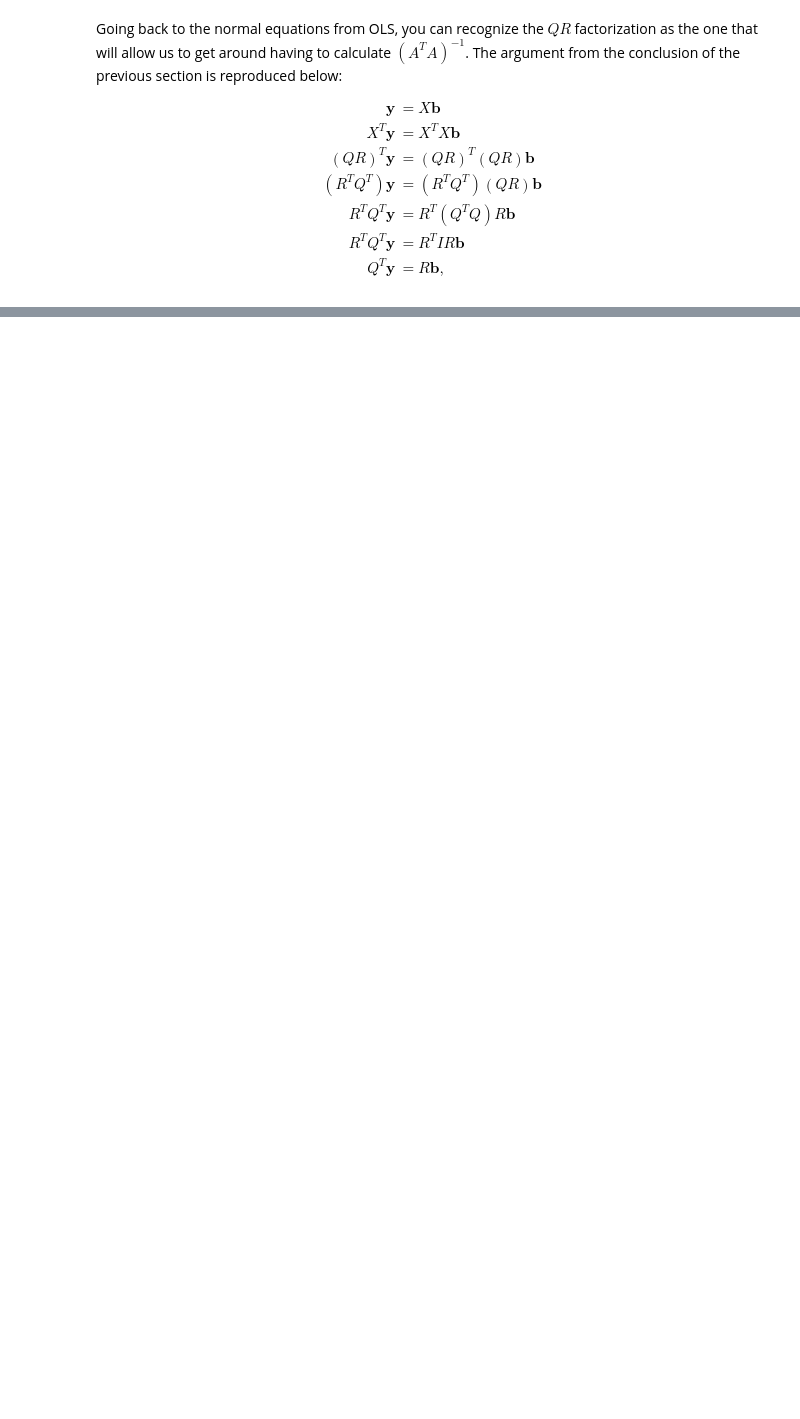
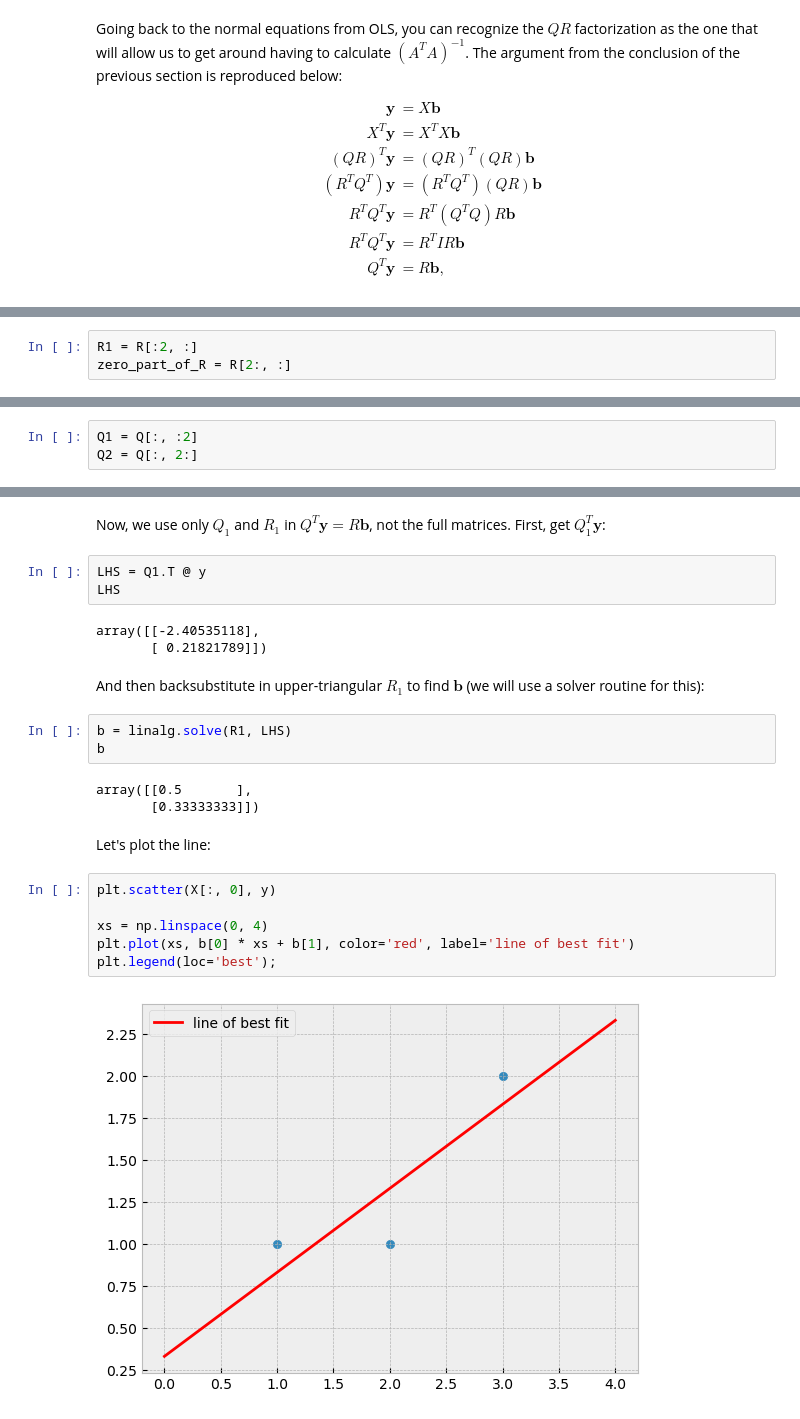
Before and after one commit to jwjohnson314/linear-algebra-book, a Jupyter notebook: _build/jupyter_execute/aqr.ipynb, the cells around one changed output, grey strips where cells are left out. Cells and saved outputs as stored; diff of their text form; blank space fills up the shorter version.

```diff
--- a/_build/jupyter_execute/aqr.ipynb
+++ b/_build/jupyter_execute/aqr.ipynb
@@ -332,0 +434,3 @@ This works because $Q$ is orthogonal, so it is its own inverse. $R$ is upper tri
+# %%
+R1 = R[:2, :]
+zero_part_of_R = R[2:, :]
@@ -332,0 +448,3 @@ This works because $Q$ is orthogonal, so it is its own inverse. $R$ is upper tri
+# %%
+Q1 = Q[:, :2]
+Q2 = Q[:, 2:]
@@ -332,0 +463,26 @@ This works because $Q$ is orthogonal, so it is its own inverse. $R$ is upper tri
+# %% [markdown]
+Now, we use only $Q_1$ and $R_1$ in $Q^T\mathbf{y} = R\mathbf{b}$, not the full matrices. First, get $Q_1^T\mathbf{y}$:
+# %%
+LHS = Q1.T @ y
+LHS
+# %% [output]
+array([[-2.40535118],
+       [ 0.21821789]])
+# %% [markdown]
+And then backsubstitute in upper-triangular $R_1$ to find $\mathbf{b}$ (we will use a solver routine for this):
+# %%
+b = linalg.solve(R1, LHS)
+b
+# %% [output]
+array([[0.5       ],
+       [0.33333333]])
+# %% [markdown]
+Let's plot the line:
+# %%
+plt.scatter(X[:, 0], y)
+
+xs = np.linspace(0, 4)
+plt.plot(xs, b[0] * xs + b[1], color='red', label='line of best fit')
+plt.legend(loc='best');
+# %% [output]
+[figure, added]
```
Also changed, not shown: parts of 37 cells of this notebook, 21 other files.
